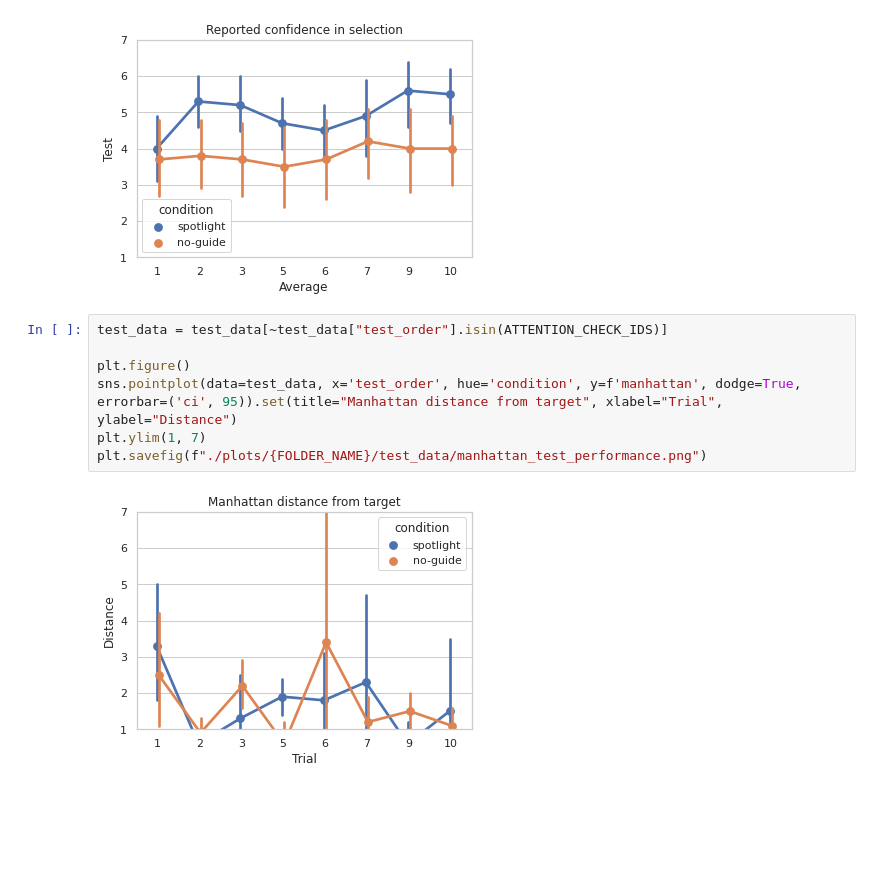
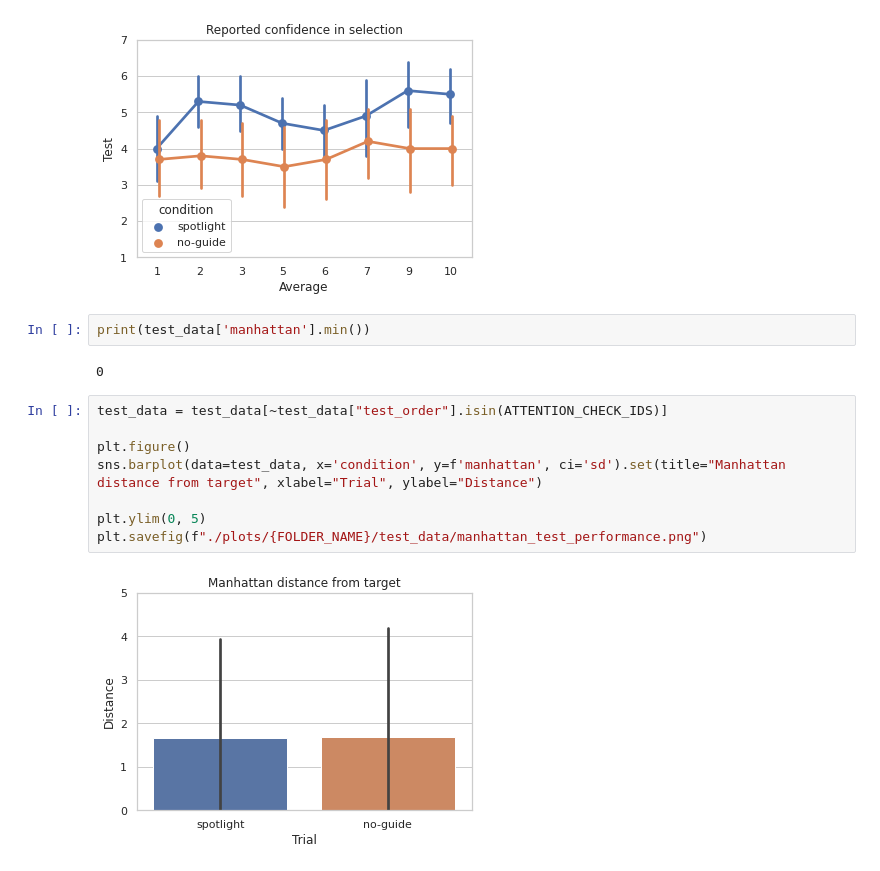
Before and after one commit to hermana/hci-experiment-analysis, a Jupyter notebook: no_guide_analysis.ipynb, the cells around one changed output. Drawn from its saved outputs; the diff is of its cells as text; blank space fills up the shorter version.

Commit message:
manhattan distance as barplot

```diff
--- a/no_guide_analysis.ipynb
+++ b/no_guide_analysis.ipynb
@@ -391,12 +391,17 @@ plt.ylim(1, 7)
 plt.savefig(f"./plots/{FOLDER_NAME}/test_data/confidence.png")
 # %% [output]
 [figure]
+# %%
+print(test_data['manhattan'].min())
+# %% [output]
+0
 # %%
 test_data = test_data[~test_data["test_order"].isin(ATTENTION_CHECK_IDS)]
 
 plt.figure()
-sns.pointplot(data=test_data, x='test_order', hue='condition', y=f'manhattan', dodge=True, errorbar=('ci', 95)).set(title="Manhattan distance from target", xlabel="Trial", ylabel="Distance")
-plt.ylim(1, 7)
+sns.barplot(data=test_data, x='condition', y=f'manhattan', ci='sd').set(title="Manhattan distance from target", xlabel="Trial", ylabel="Distance")
+
+plt.ylim(0, 5)
 plt.savefig(f"./plots/{FOLDER_NAME}/test_data/manhattan_test_performance.png")
 # %% [output]
-[figure, old version]
+[figure, new version]
```
Also changed, not shown: 1 other file.
